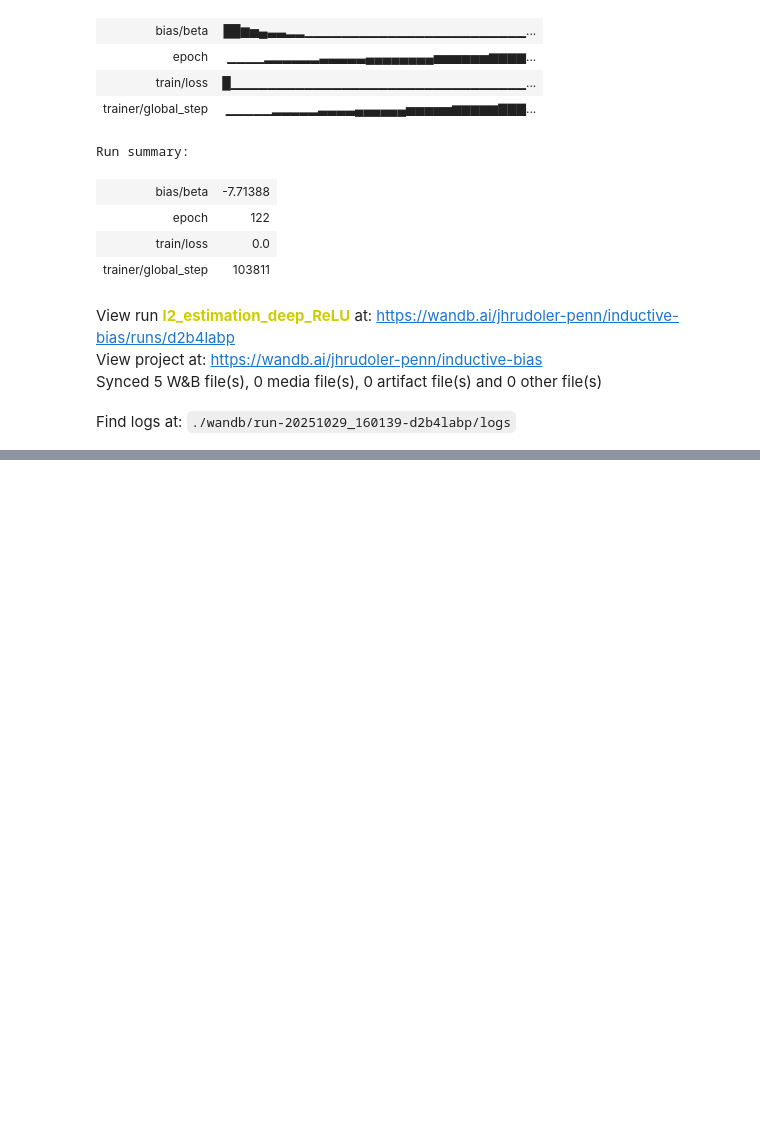
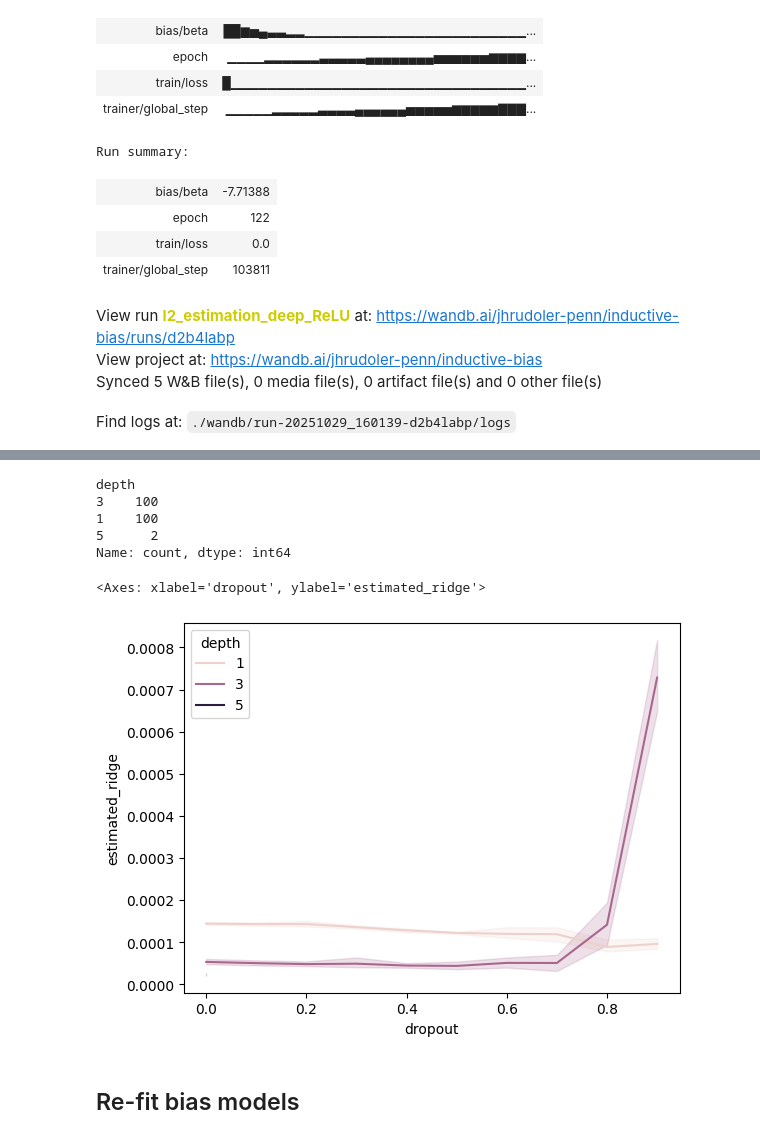
Before and after one commit to jrudoler/estimating-implicit-regularization, a Jupyter notebook: notebooks/l2_estimation_deep_ReLU.ipynb, the cells around one changed output, grey strips where cells are left out. Drawn from its saved outputs; the diff is of its cells as text; code cells hidden in the pictures; blank space fills up the shorter version.

```diff
--- a/notebooks/l2_estimation_deep_ReLU.ipynb
+++ b/notebooks/l2_estimation_deep_ReLU.ipynb
@@ -400,3 +294,18 @@ def fit_bias_for_run(run):
     dm.setup("fit")
     trainer.fit(estimator, datamodule=dm)
     return bias_model.get_bias_params()
+# %%
+# get df of run configs and metrics
+import pandas as pd
+from core.estimators import BiasWithCrossEntropy
+
+rows = []
+for run in runs:
+    # get run config
+    config = run.config
+    # get run metrics
+    metrics = run.summary
+    # append to rows
+    rows.append({"run_id": run.id, **config, **metrics})
+df_summary = pd.DataFrame(rows)
+df_summary.head()
@@ -403,2 +320,19 @@ def fit_bias_for_run(run):
+# %%
+df_summary["depth"].value_counts()
+# %% [output]
+depth
+3    100
+1    100
+5      2
+Name: count, dtype: int64
+# %%
+# Seaborn faceted plot of estimated_ridge as a function of dropout, facets covering different depths
+import seaborn as sns
+sns.lineplot(data=df_summary, x="dropout", y="estimated_ridge", hue="depth")
+# %% [output]
+<Axes: xlabel='dropout', ylabel='estimated_ridge'>
+[figure, added]
+# %% [markdown]
+## Re-fit bias models
 # %%
 import pandas as pd
```
Also changed, not shown: parts of 7 cells of this notebook, 5 other files.
